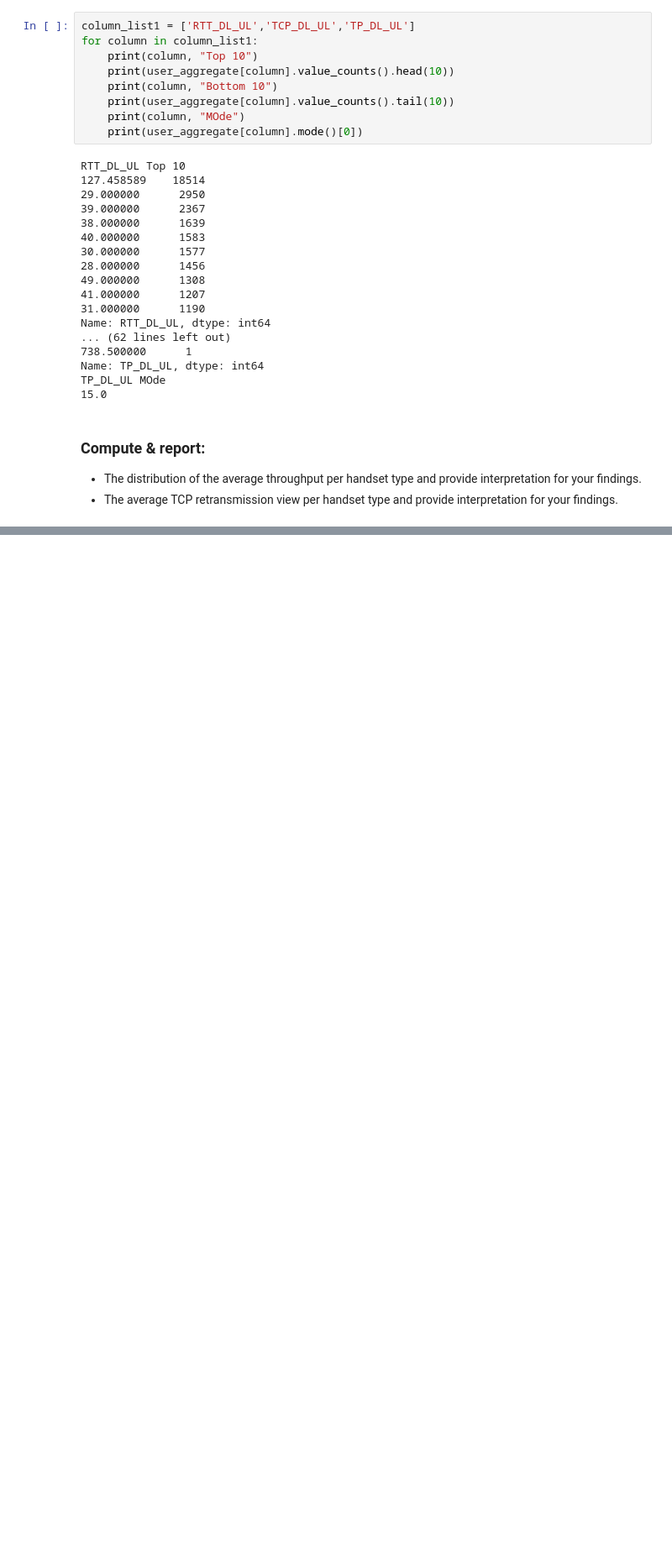
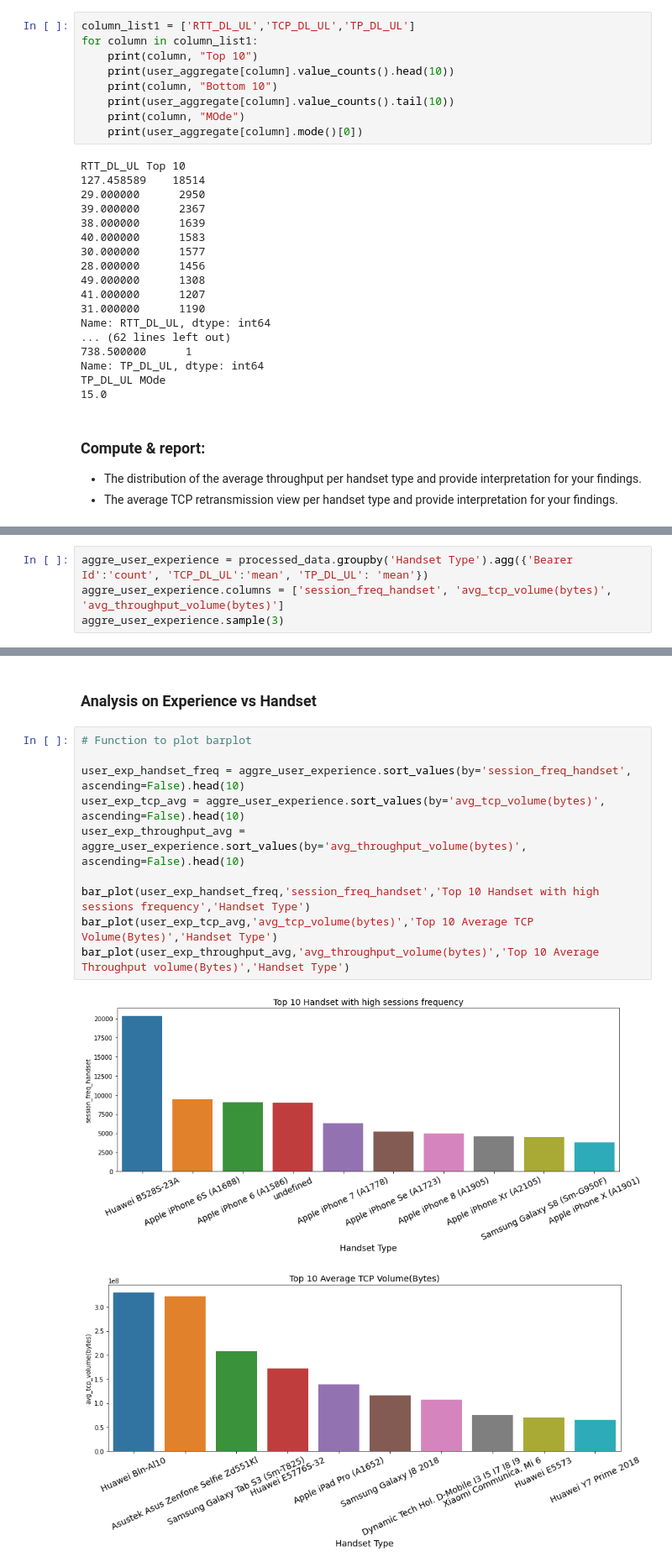
Before and after one commit to Caphace-Ethan/Telecom-User-Data-Analysis, a Jupyter notebook: notebooks/Data_Exploratory_Analysis.ipynb, the cells around one changed output, grey strips where cells are left out. Shown at 84% size. Drawn from its saved outputs; the diff is of its cells as text; blank space fills up the shorter version.

Commit message:
Finished User Experience Analysis

```diff
--- a/notebooks/Data_Exploratory_Analysis.ipynb
+++ b/notebooks/Data_Exploratory_Analysis.ipynb
@@ -1246,0 +1246,4 @@ Handset Distributuion per TP_DL_UL
+# %%
+aggre_user_experience = processed_data.groupby('Handset Type').agg({'Bearer Id':'count', 'TCP_DL_UL':'mean', 'TP_DL_UL': 'mean'})
+aggre_user_experience.columns = ['session_freq_handset', 'avg_tcp_volume(bytes)', 'avg_throughput_volume(bytes)']
+aggre_user_experience.sample(3)
@@ -1246,0 +1256,15 @@ Handset Distributuion per TP_DL_UL
+# %% [markdown]
+### Analysis on Experience vs Handset
+# %%
+# Function to plot barplot
+
+user_exp_handset_freq = aggre_user_experience.sort_values(by='session_freq_handset', ascending=False).head(10)
+user_exp_tcp_avg = aggre_user_experience.sort_values(by='avg_tcp_volume(bytes)', ascending=False).head(10)
+user_exp_throughput_avg = aggre_user_experience.sort_values(by='avg_throughput_volume(bytes)', ascending=False).head(10)
+
+bar_plot(user_exp_handset_freq,'session_freq_handset','Top 10 Handset with high sessions frequency','Handset Type')
+bar_plot(user_exp_tcp_avg,'avg_tcp_volume(bytes)','Top 10 Average TCP Volume(Bytes)','Handset Type')
+bar_plot(user_exp_throughput_avg,'avg_throughput_volume(bytes)','Top 10 Average Throughput volume(Bytes)','Handset Type')
+# %% [output]
+[figure, added]
+[figure, added]
```
Also changed, not shown: parts of 9 cells of this notebook.
